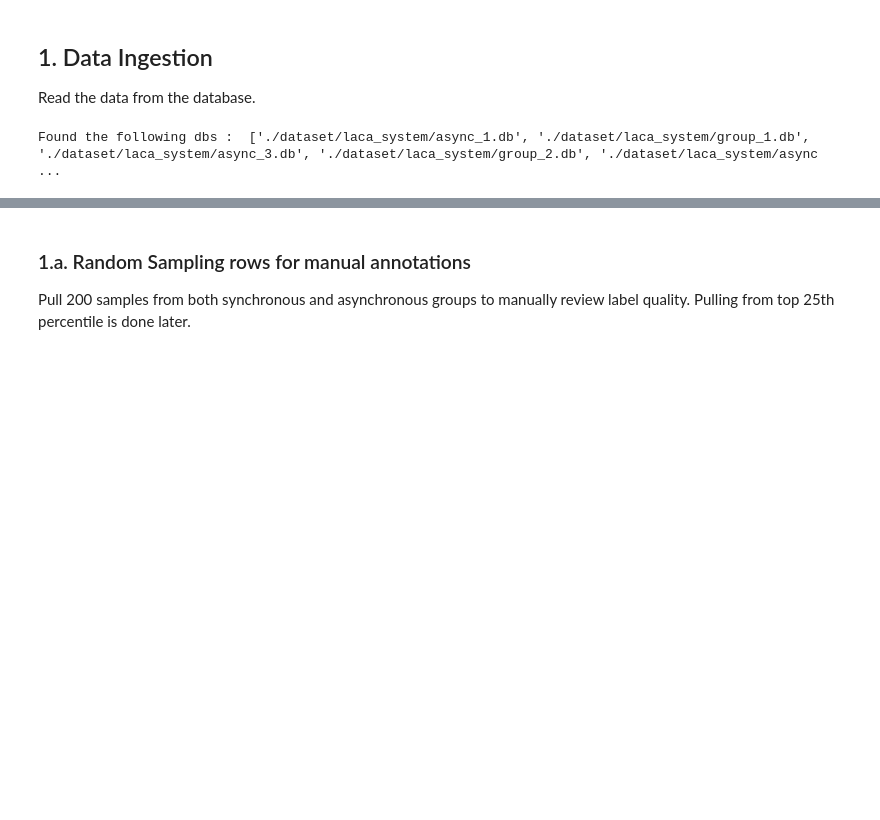
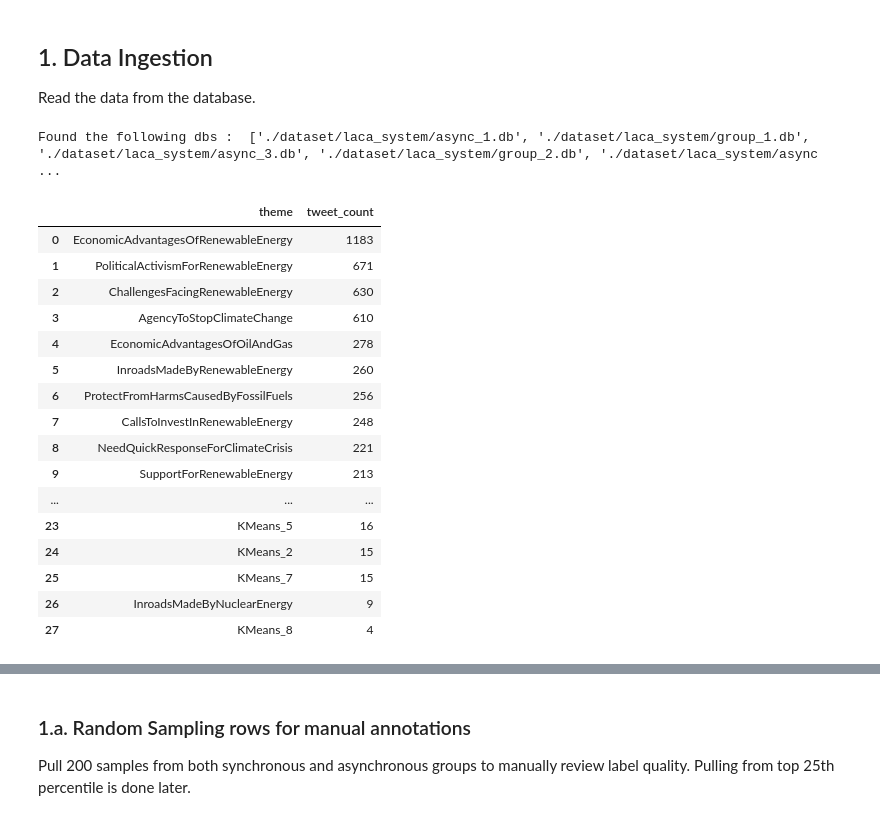
Before and after one commit to blast-cu/interactive-systems, a Jupyter notebook: climate_ads/laca_evaluation_notebook.ipynb, the cells around one changed output, grey strips where cells are left out. Drawn from its saved outputs; the diff is of its cells as text; code cells hidden in the pictures; blank space fills up the shorter version.

```diff
--- a/climate_ads/laca_evaluation_notebook.ipynb
+++ b/climate_ads/laca_evaluation_notebook.ipynb
@@ -47,3 +47,31 @@ for db_path in  annotated_dbs :
             annotator2df[key] = merged_df
 # %% [output]
 Found the following dbs :  ['./dataset/laca_system/async_1.db', './dataset/laca_system/group_1.db', './dataset/laca_system/async_3.db', './dataset/laca_system/group_2.db', './dataset/laca_system/async ...
+# %%
+theme_counts_async_1 = (
+    annotator2df['async_2']['name']
+    .dropna()
+    .value_counts()
+    .rename_axis('theme')
+    .reset_index(name='tweet_count')
+)
+
+theme_counts_async_1
+# %% [output]
+|  | theme | tweet_count |
+| 0 | EconomicAdvantagesOfRenewableEnergy | 1183 |
+| 1 | PoliticalActivismForRenewableEnergy | 671 |
+| 2 | ChallengesFacingRenewableEnergy | 630 |
+| 3 | AgencyToStopClimateChange | 610 |
+| 4 | EconomicAdvantagesOfOilAndGas | 278 |
+| 5 | InroadsMadeByRenewableEnergy | 260 |
+| 6 | ProtectFromHarmsCausedByFossilFuels | 256 |
+| 7 | CallsToInvestInRenewableEnergy | 248 |
+| 8 | NeedQuickResponseForClimateCrisis | 221 |
+| 9 | SupportForRenewableEnergy | 213 |
+| ... | ... | ... |
+| 23 | KMeans_5 | 16 |
+| 24 | KMeans_2 | 15 |
+| 25 | KMeans_7 | 15 |
+| 26 | InroadsMadeByNuclearEnergy | 9 |
+| 27 | KMeans_8 | 4 |
```
Also changed, not shown: parts of 3 cells of this notebook, 9 other files.
